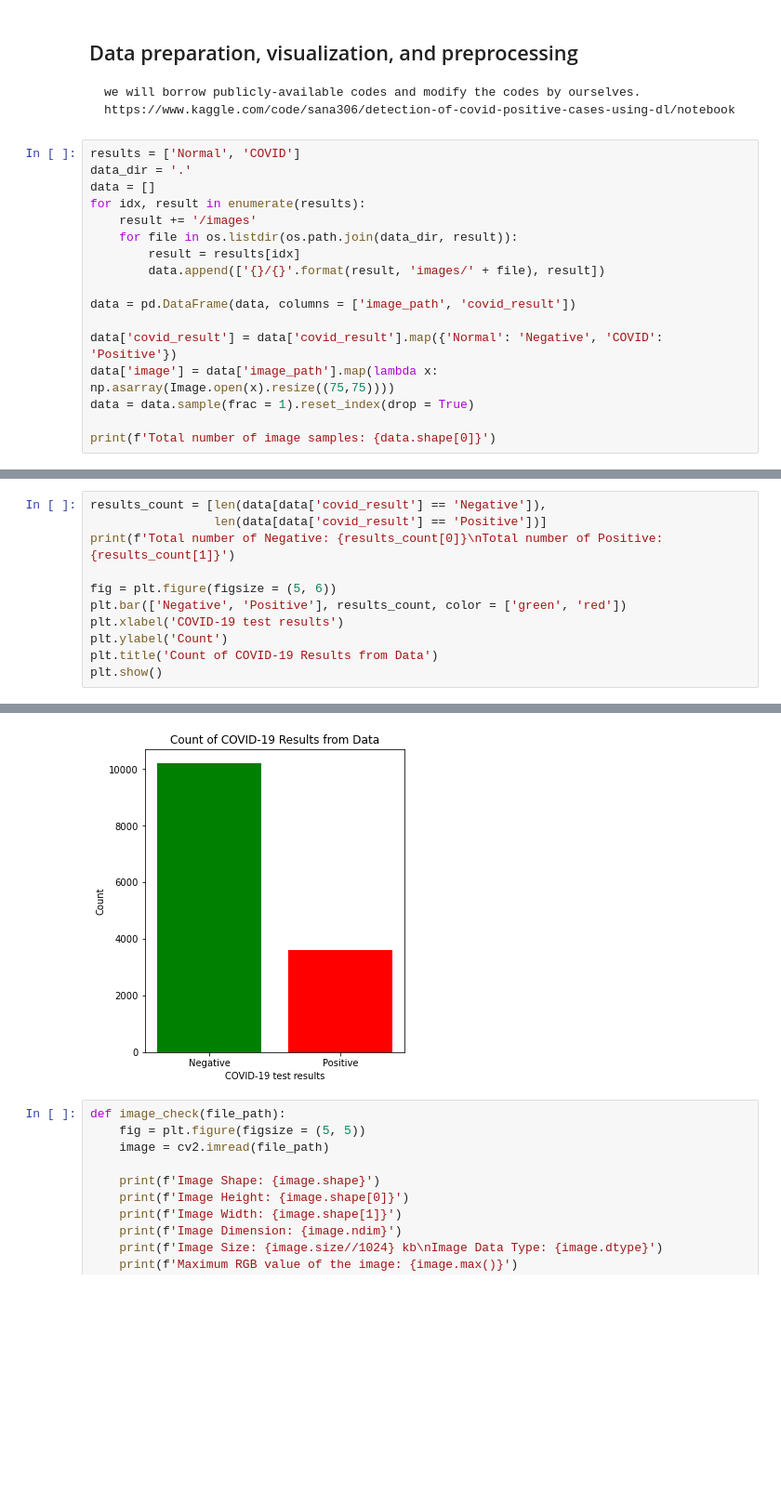
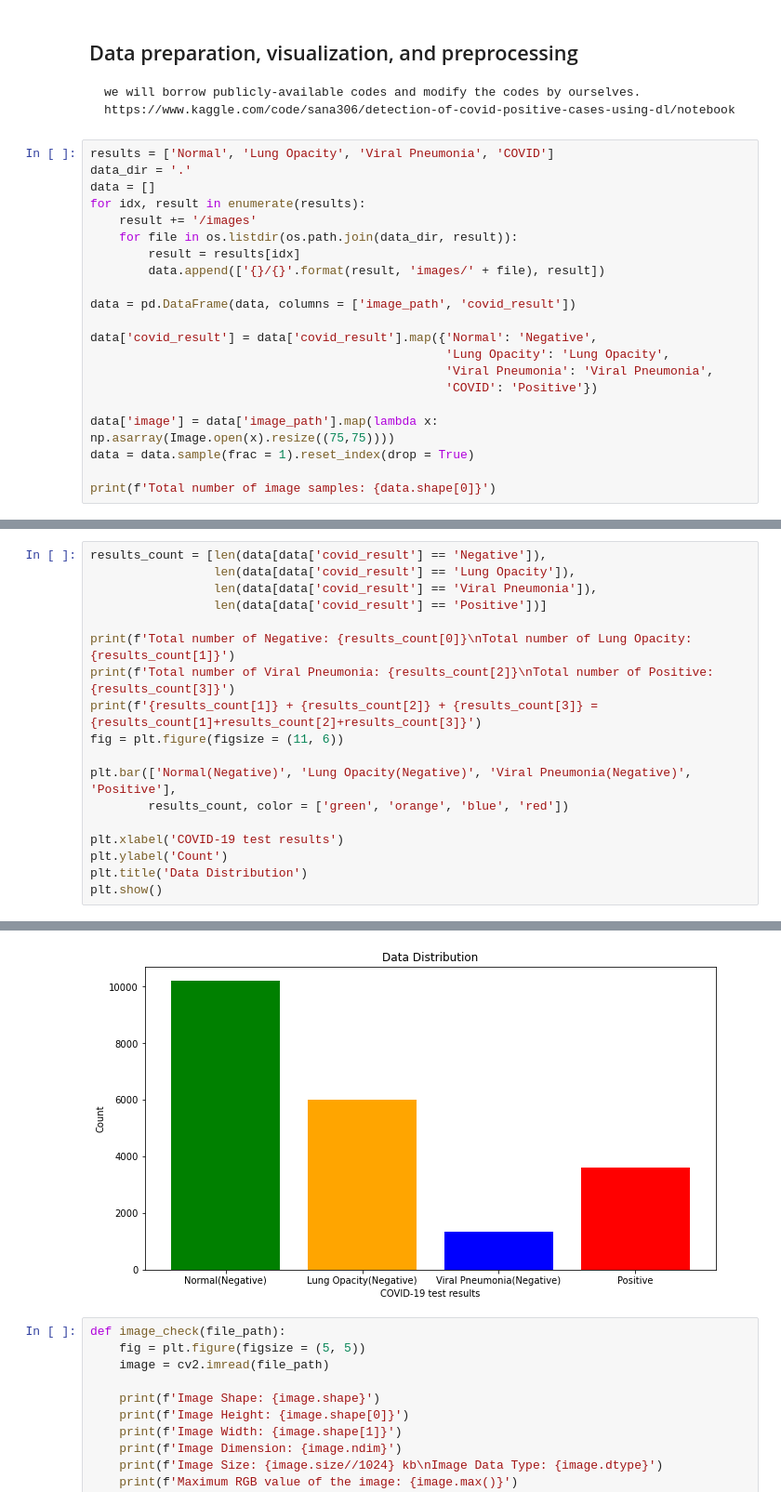
Before and after one commit to XiangshengGu/Attention-aware-CNN-Models-On-COVID-19-Detection, a Jupyter notebook: BAM_CNNs_COVID-19_Detection.ipynb, the cells around one changed output, grey strips where cells are left out. Shown at 93% size. Saved outputs shown, nothing was run; the diff lists cells and outputs as text; blank space fills up the shorter version.

```diff
--- a/BAM_CNNs_COVID-19_Detection.ipynb
+++ b/BAM_CNNs_COVID-19_Detection.ipynb
@@ -37,7 +34,7 @@ random.seed(5)
     we will borrow publicly-available codes and modify the codes by ourselves.
     https://www.kaggle.com/code/sana306/detection-of-covid-positive-cases-using-dl/notebook
 # %%
-results = ['Normal', 'COVID']
+results = ['Normal', 'Lung Opacity', 'Viral Pneumonia', 'COVID']
 data_dir = '.'
 data = []
 for idx, result in enumerate(results):
@@ -48,7 +45,11 @@ for idx, result in enumerate(results):
 
 data = pd.DataFrame(data, columns = ['image_path', 'covid_result'])
 
-data['covid_result'] = data['covid_result'].map({'Normal': 'Negative', 'COVID': 'Positive'})
+data['covid_result'] = data['covid_result'].map({'Normal': 'Negative',
+                                                 'Lung Opacity': 'Lung Opacity',
+                                                 'Viral Pneumonia': 'Viral Pneumonia',
+                                                 'COVID': 'Positive'})
+
 data['image'] = data['image_path'].map(lambda x: np.asarray(Image.open(x).resize((75,75))))
 data = data.sample(frac = 1).reset_index(drop = True)
 
@@ -76,13 +77,20 @@ data.tail(5)
 # %%
 results_count = [len(data[data['covid_result'] == 'Negative']),
+                 len(data[data['covid_result'] == 'Lung Opacity']),
+                 len(data[data['covid_result'] == 'Viral Pneumonia']),
                  len(data[data['covid_result'] == 'Positive'])]
-print(f'Total number of Negative: {results_count[0]}\nTotal number of Positive: {results_count[1]}')
 
-fig = plt.figure(figsize = (5, 6))
-plt.bar(['Negative', 'Positive'], results_count, color = ['green', 'red'])
+print(f'Total number of Negative: {results_count[0]}\nTotal number of Lung Opacity: {results_count[1]}')
+print(f'Total number of Viral Pneumonia: {results_count[2]}\nTotal number of Positive: {results_count[3]}')
+print(f'{results_count[1]} + {results_count[2]} + {results_count[3]} = {results_count[1]+results_count[2]+results_count[3]}')
+fig = plt.figure(figsize = (11, 6))
+
+plt.bar(['Normal(Negative)', 'Lung Opacity(Negative)', 'Viral Pneumonia(Negative)', 'Positive'],
+        results_count, color = ['green', 'orange', 'blue', 'red'])
+
 plt.xlabel('COVID-19 test results')
 plt.ylabel('Count')
-plt.title('Count of COVID-19 Results from Data')
+plt.title('Data Distribution')
 plt.show()
 # %% [output]
 Total number of Negative: 10192
@@ -90,4 +101,4 @@ Total number of Positive: 3616
-[figure, old version]
+[figure, new version]
 # %%
 def image_check(file_path):
     fig = plt.figure(figsize = (5, 5))
```
Also changed, not shown: parts of 35 cells of this notebook.
